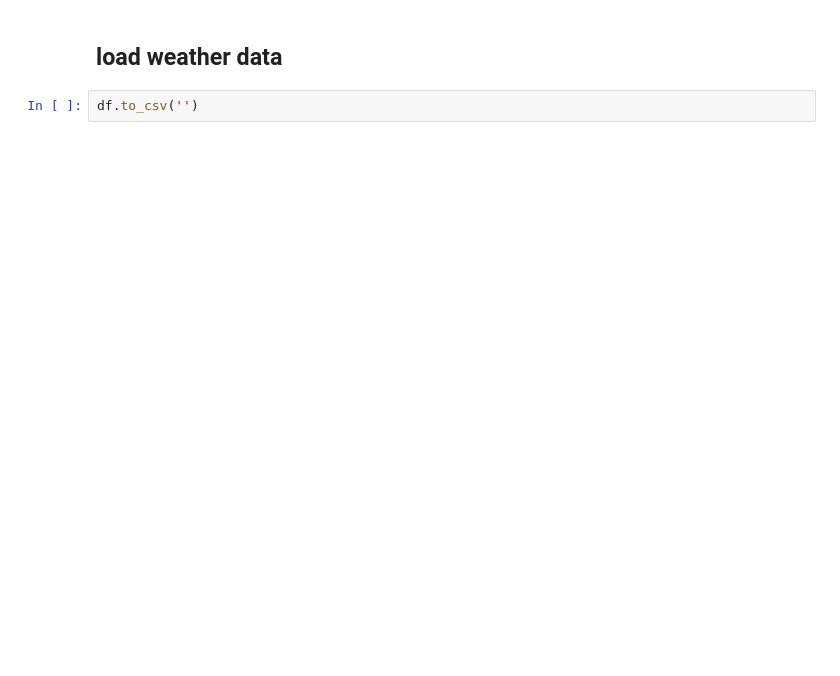
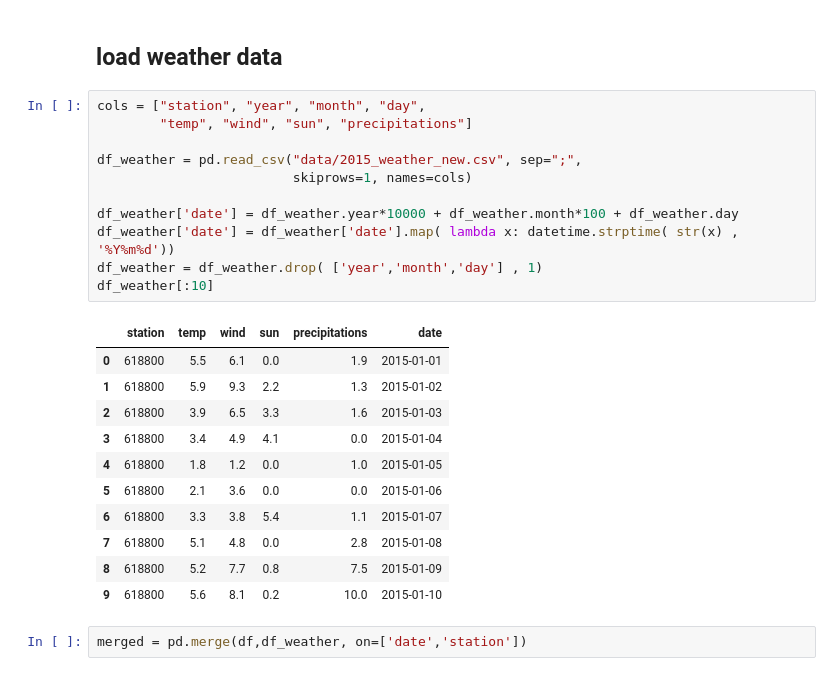
Before and after one commit to vlievin/OiX-2016---Understanding-Weather-Impact-on-Beer-Sales-in-Denmark, a Jupyter notebook: read sales data.ipynb, the cells around one changed output. Drawn from its saved outputs; the diff is of its cells as text; blank space fills up the shorter version.

```diff
--- a/read sales data.ipynb
+++ b/read sales data.ipynb
@@ -111,4 +110,27 @@ df
 # %% [markdown]
 ## load weather data
-# %%
-df.to_csv('')
+# %%
+cols = ["station", "year", "month", "day",
+        "temp", "wind", "sun", "precipitations"]
+
+df_weather = pd.read_csv("data/2015_weather_new.csv", sep=";",
+                         skiprows=1, names=cols)
+
+df_weather['date'] = df_weather.year*10000 + df_weather.month*100 + df_weather.day
+df_weather['date'] = df_weather['date'].map( lambda x: datetime.strptime( str(x) , '%Y%m%d'))
+df_weather = df_weather.drop( ['year','month','day'] , 1)
+df_weather[:10]
+# %% [output]
+|  | station | temp | wind | sun | precipitations | date |
+| 0 | 618800 | 5.5 | 6.1 | 0.0 | 1.9 | 2015-01-01 |
+| 1 | 618800 | 5.9 | 9.3 | 2.2 | 1.3 | 2015-01-02 |
+| 2 | 618800 | 3.9 | 6.5 | 3.3 | 1.6 | 2015-01-03 |
+| 3 | 618800 | 3.4 | 4.9 | 4.1 | 0.0 | 2015-01-04 |
+| 4 | 618800 | 1.8 | 1.2 | 0.0 | 1.0 | 2015-01-05 |
+| 5 | 618800 | 2.1 | 3.6 | 0.0 | 0.0 | 2015-01-06 |
+| 6 | 618800 | 3.3 | 3.8 | 5.4 | 1.1 | 2015-01-07 |
+| 7 | 618800 | 5.1 | 4.8 | 0.0 | 2.8 | 2015-01-08 |
+| 8 | 618800 | 5.2 | 7.7 | 0.8 | 7.5 | 2015-01-09 |
+| 9 | 618800 | 5.6 | 8.1 | 0.2 | 10.0 | 2015-01-10 |
+# %%
+merged = pd.merge(df,df_weather, on=['date','station'])
```
Also changed, not shown: parts of 6 cells of this notebook.
